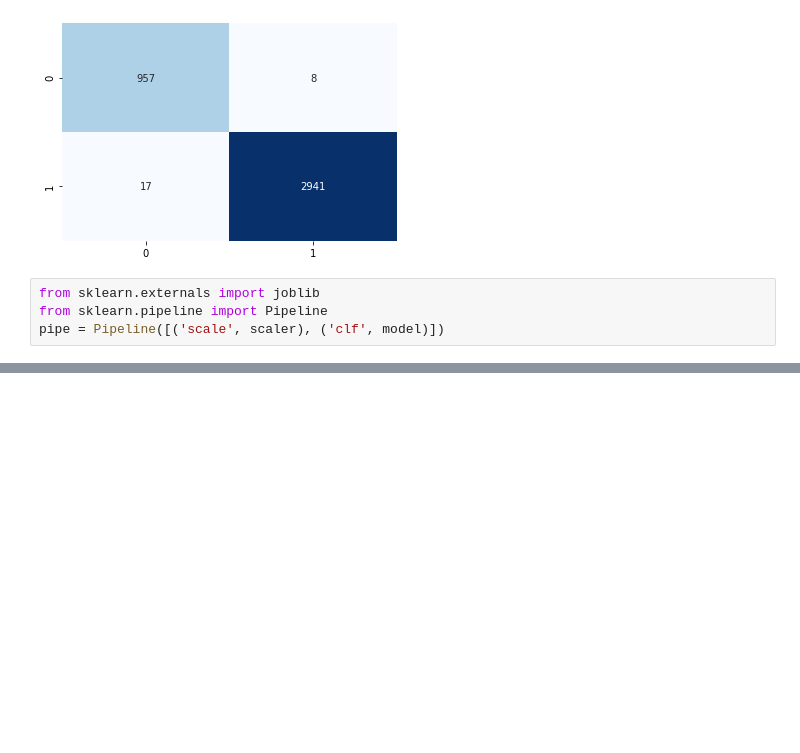
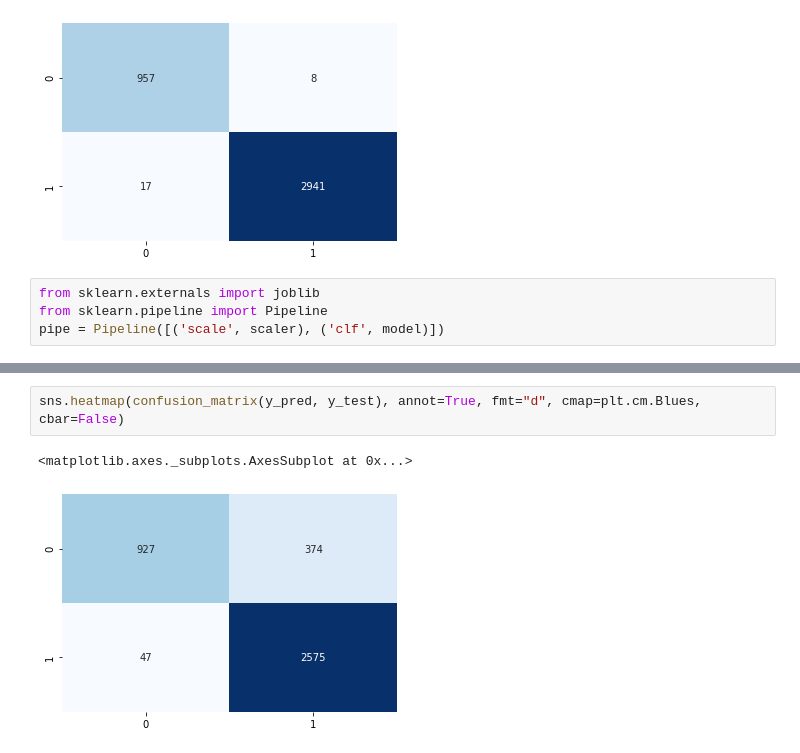
Before and after one commit to RahulNK3498/FinalYearProject, a Jupyter notebook: Malware.ipynb, the cells around one changed output, grey strips where cells are left out. Drawn from its saved outputs; the diff is of its cells as text; blank space fills up the shorter version.

```diff
--- a/Malware.ipynb
+++ b/Malware.ipynb
@@ -238,0 +329,5 @@ pd.concat([X_to_push['Name'], pd.DataFrame(y_testing_pred) ], axis=1)
+# %%
+sns.heatmap(confusion_matrix(y_pred, y_test), annot=True, fmt="d", cmap=plt.cm.Blues, cbar=False)
+# %% [output]
+<matplotlib.axes._subplots.AxesSubplot at 0x...>
+[figure, added]
```
Also changed, not shown: parts of 26 cells of this notebook.
